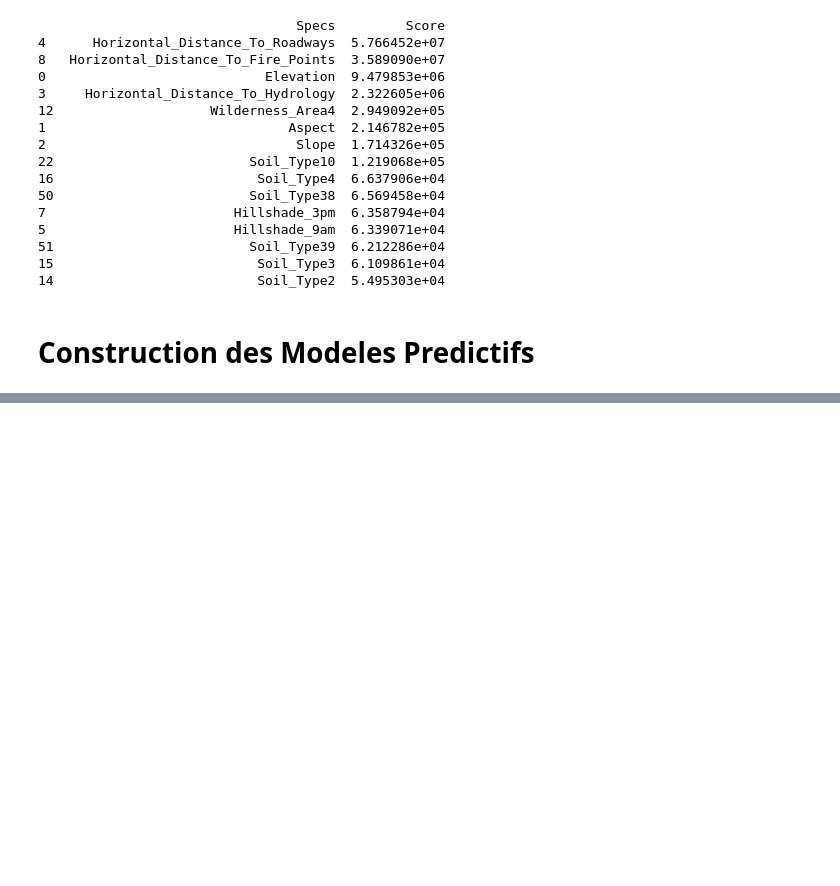
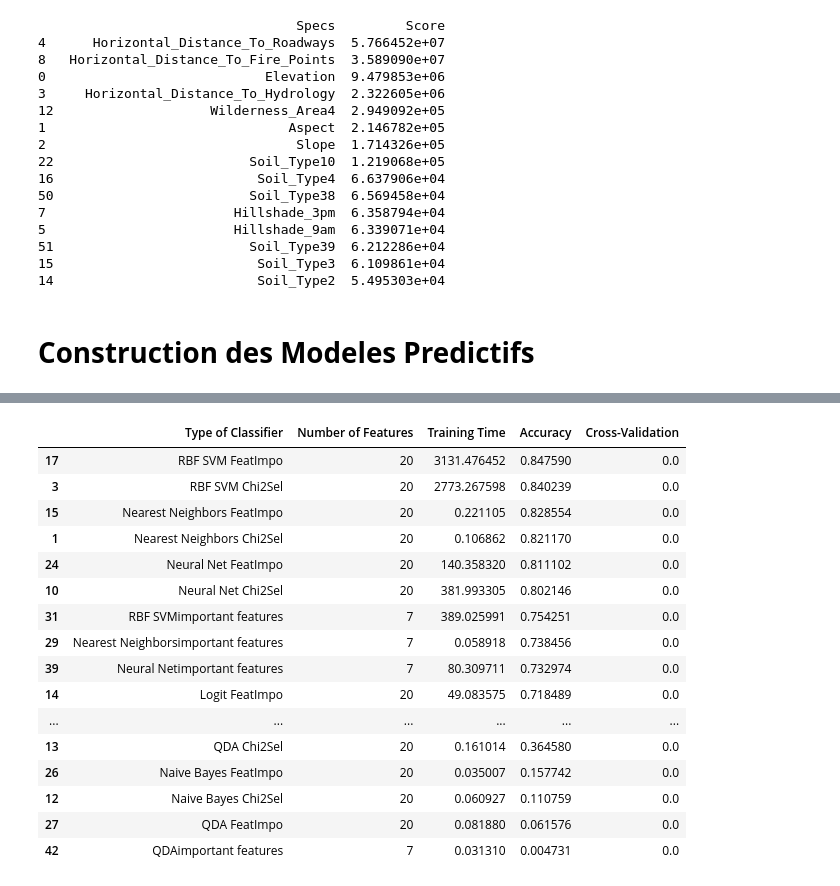
Before and after one commit to RomaricKanyamibwa/ForestCoverTypePrediction, a Jupyter notebook: ForestCoverTypePrediction_Classification_non_balanced.ipynb, the cells around one changed output, grey strips where cells are left out. Cells and saved outputs as stored; diff of their text form; code cells hidden in the pictures; blank space fills up the shorter version.

```diff
--- a/ForestCoverTypePrediction_Classification_non_balanced.ipynb
+++ b/ForestCoverTypePrediction_Classification_non_balanced.ipynb
@@ -103,7 +105,7 @@ def best_n_features(data,n=10,n_classes=7):
     #print(model.feature_importances_) #use inbuilt class feature_importances of tree based classifiers
     #plot graph of feature importances for better visualization
     feat_importances = pd.Series(model.feature_importances_, index=X.columns)
-    #feat_importances.nlargest(n).plot(kind='barh')
+    feat_importances.nlargest(n).plot(kind='barh')
     #print(list(feat_importances.nlargest(n).index))
     plt.show()
     return (feat_importances)
@@ -302,0 +292,20 @@ df3.sort_values(by=['Accuracy'],ascending=False).head(50)
+# %%
+predictors= [['Elevation','Aspect' ,'Slope', 'Horizontal_Distance_To_Hydrology',
+ 'Vertical_Distance_To_Hydrology' ,'Hillshade_3pm' ,'Wilderness_Area3']]
+
+type_pred= ["important features"]
+for clsf_index,clsf in enumerate(classifiers):
+    print("--------",names[clsf_index]," with 7 best features","--------")
+    for k,pred in enumerate(predictors):
+        print("\t---",type_pred[k])
+        accuracy,tr_time,nb_features,cross_val=classification_model(
+        clsf, train_data=scaled_train,test_data=testcovtype,
+        predictors=pred,outcome=outcome_var,cross_valid=False)
+
+        classifier_type=names[clsf_index]+type_pred[k]
+
+        TrainingTime.append(tr_time)
+        Accuracy.append(accuracy)
+        Nb_Features.append(nb_features)
+        Classifier.append(classifier_type)
+        Cross_Validation.append(cross_val)
@@ -302,0 +330,25 @@ df3.sort_values(by=['Accuracy'],ascending=False).head(50)
+# %%
+d = {'Type of Classifier':Classifier,'Number of Features':Nb_Features,
+     'Training Time': TrainingTime, 'Accuracy': Accuracy,'Cross-Validation':Cross_Validation}
+
+df = pd.DataFrame(data=d)
+df = df[list(d.keys())]
+df.sort_values(by=['Accuracy'],ascending=False).head(50)
+# %% [output]
+|  | Type of Classifier | Number of Features | Training Time | Accuracy | Cross-Validation |
+| 17 | RBF SVM FeatImpo | 20 | 3131.476452 | 0.847590 | 0.0 |
+| 3 | RBF SVM Chi2Sel | 20 | 2773.267598 | 0.840239 | 0.0 |
+| 15 | Nearest Neighbors FeatImpo | 20 | 0.221105 | 0.828554 | 0.0 |
+| 1 | Nearest Neighbors Chi2Sel | 20 | 0.106862 | 0.821170 | 0.0 |
+| 24 | Neural Net FeatImpo | 20 | 140.358320 | 0.811102 | 0.0 |
+| 10 | Neural Net Chi2Sel | 20 | 381.993305 | 0.802146 | 0.0 |
+| 31 | RBF SVMimportant features | 7 | 389.025991 | 0.754251 | 0.0 |
+| 29 | Nearest Neighborsimportant features | 7 | 0.058918 | 0.738456 | 0.0 |
+| 39 | Neural Netimportant features | 7 | 80.309711 | 0.732974 | 0.0 |
+| 14 | Logit FeatImpo | 20 | 49.083575 | 0.718489 | 0.0 |
+| ... | ... | ... | ... | ... | ... |
+| 13 | QDA Chi2Sel | 20 | 0.161014 | 0.364580 | 0.0 |
+| 26 | Naive Bayes FeatImpo | 20 | 0.035007 | 0.157742 | 0.0 |
+| 12 | Naive Bayes Chi2Sel | 20 | 0.060927 | 0.110759 | 0.0 |
+| 27 | QDA FeatImpo | 20 | 0.081880 | 0.061576 | 0.0 |
+| 42 | QDAimportant features | 7 | 0.031310 | 0.004731 | 0.0 |
```
Also changed, not shown: parts of 13 cells of this notebook.
